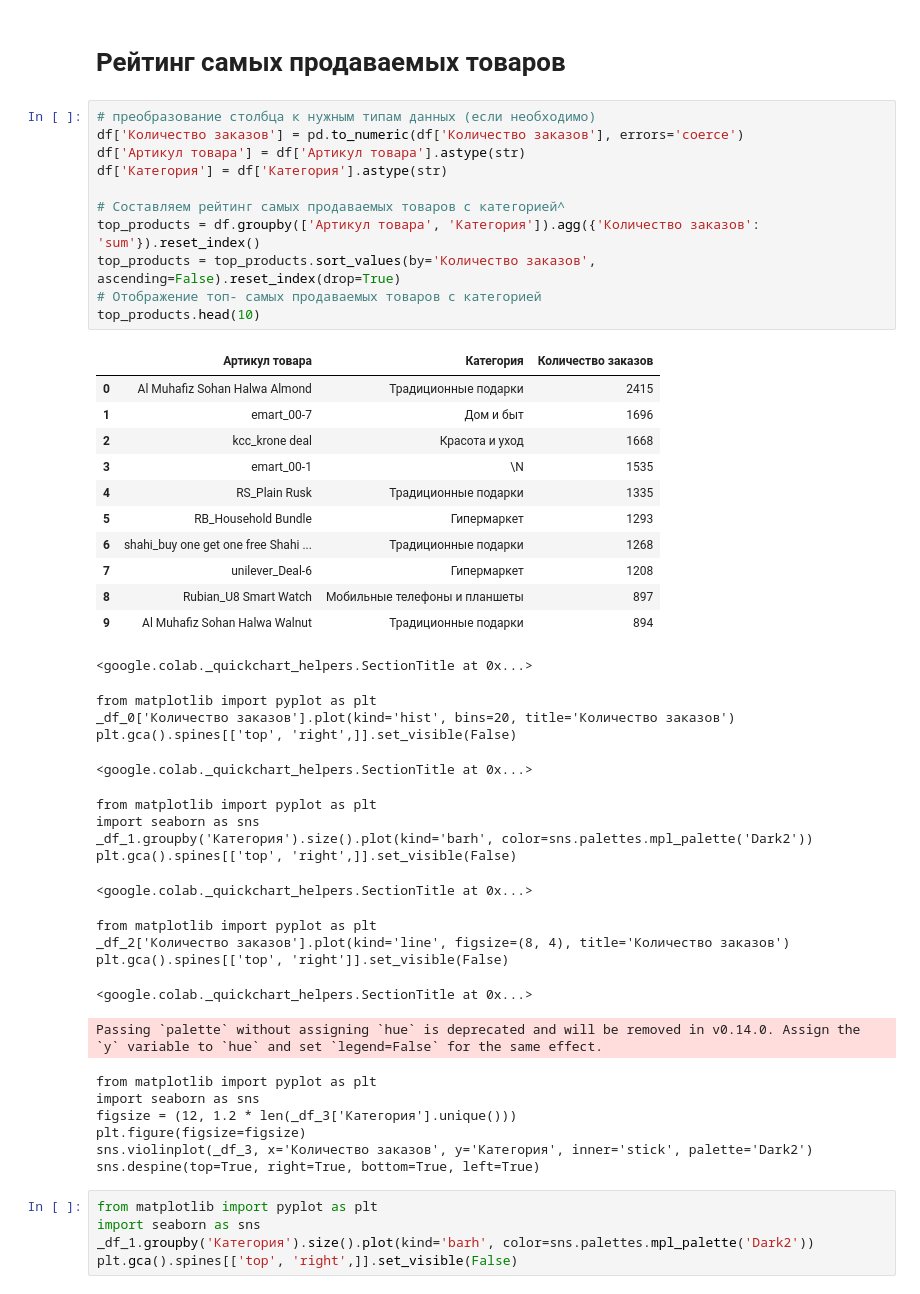
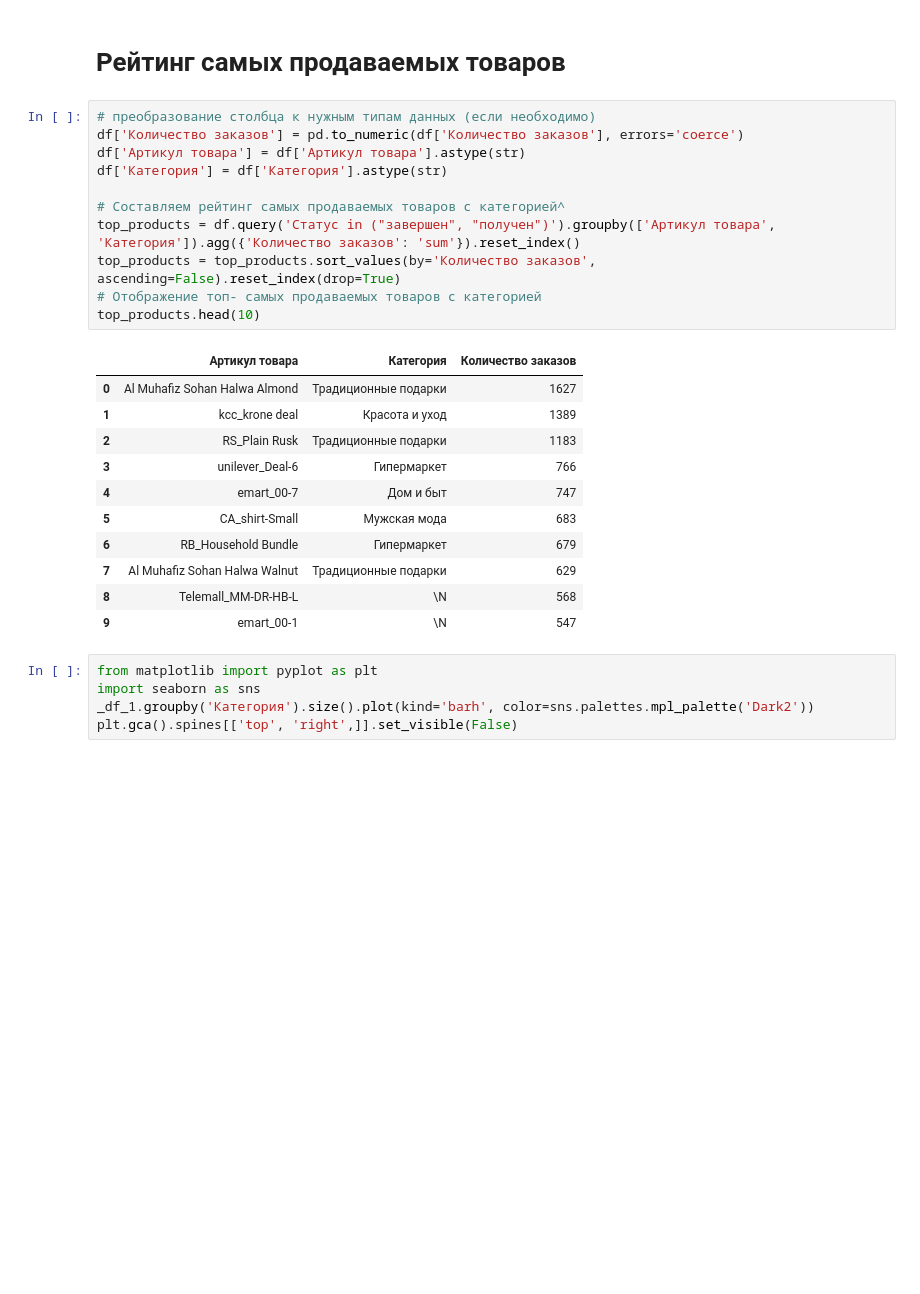
Before and after one commit to OlgaRv/Lesson_INT_AD, a Jupyter notebook: Lesson_01.ipynb, the cells around one changed output. Saved outputs shown, nothing was run; the diff lists cells and outputs as text; blank space fills up the shorter version.

```diff
--- a/Lesson_01.ipynb
+++ b/Lesson_01.ipynb
@@ -356,47 +356,26 @@ plt.show()
 # %%
 # преобразование столбца к нужным типам данных (если необходимо)
 df['Количество заказов'] = pd.to_numeric(df['Количество заказов'], errors='coerce')
 df['Артикул товара'] = df['Артикул товара'].astype(str)
 df['Категория'] = df['Категория'].astype(str)
 
 # Составляем рейтинг самых продаваемых товаров с категорией^
-top_products = df.groupby(['Артикул товара', 'Категория']).agg({'Количество заказов': 'sum'}).reset_index()
+top_products = df.query('Статус in ("завершен", "получен")').groupby(['Артикул товара', 'Категория']).agg({'Количество заказов': 'sum'}).reset_index()
 top_products = top_products.sort_values(by='Количество заказов', ascending=False).reset_index(drop=True)
 # Отображение топ- самых продаваемых товаров с категорией
 top_products.head(10)
 # %% [output]
 |  | Артикул товара | Категория | Количество заказов |
-| 0 | Al Muhafiz Sohan Halwa Almond | Традиционные подарки | 2415 |
-| 1 | emart_00-7 | Дом и быт | 1696 |
-| 2 | kcc_krone deal | Красота и уход | 1668 |
-| 3 | emart_00-1 | \N | 1535 |
-| 4 | RS_Plain Rusk | Традиционные подарки | 1335 |
-| 5 | RB_Household Bundle | Гипермаркет | 1293 |
-| 6 | shahi_buy one get one free Shahi ... | Традиционные подарки | 1268 |
-| 7 | unilever_Deal-6 | Гипермаркет | 1208 |
-| 8 | Rubian_U8 Smart Watch | Мобильные телефоны и планшеты | 897 |
-| 9 | Al Muhafiz Sohan Halwa Walnut | Традиционные подарки | 894 |
+| 0 | Al Muhafiz Sohan Halwa Almond | Традиционные подарки | 1627 |
+| 1 | kcc_krone deal | Красота и уход | 1389 |
+| 2 | RS_Plain Rusk | Традиционные подарки | 1183 |
+| 3 | unilever_Deal-6 | Гипермаркет | 766 |
+| 4 | emart_00-7 | Дом и быт | 747 |
+| 5 | CA_shirt-Small | Мужская мода | 683 |
+| 6 | RB_Household Bundle | Гипермаркет | 679 |
+| 7 | Al Muhafiz Sohan Halwa Walnut | Традиционные подарки | 629 |
+| 8 | Telemall_MM-DR-HB-L | \N | 568 |
+| 9 | emart_00-1 | \N | 547 |
-<google.colab._quickchart_helpers.SectionTitle at 0x...>
-from matplotlib import pyplot as plt
-_df_0['Количество заказов'].plot(kind='hist', bins=20, title='Количество заказов')
-plt.gca().spines[['top', 'right',]].set_visible(False)
-<google.colab._quickchart_helpers.SectionTitle at 0x...>
-from matplotlib import pyplot as plt
-import seaborn as sns
-_df_1.groupby('Категория').size().plot(kind='barh', color=sns.palettes.mpl_palette('Dark2'))
-plt.gca().spines[['top', 'right',]].set_visible(False)
-<google.colab._quickchart_helpers.SectionTitle at 0x...>
-from matplotlib import pyplot as plt
-_df_2['Количество заказов'].plot(kind='line', figsize=(8, 4), title='Количество заказов')
-plt.gca().spines[['top', 'right']].set_visible(False)
-<google.colab._quickchart_helpers.SectionTitle at 0x...>
-Passing `palette` without assigning `hue` is deprecated and will be removed in v0.14.0. Assign the `y` variable to `hue` and set `legend=False` for the same effect.
-from matplotlib import pyplot as plt
-import seaborn as sns
-figsize = (12, 1.2 * len(_df_3['Категория'].unique()))
-plt.figure(figsize=figsize)
-sns.violinplot(_df_3, x='Количество заказов', y='Категория', inner='stick', palette='Dark2')
-sns.despine(top=True, right=True, bottom=True, left=True)
 # %%
 from matplotlib import pyplot as plt
 import seaborn as sns
```
Also changed, not shown: parts of 7 cells of this notebook.
